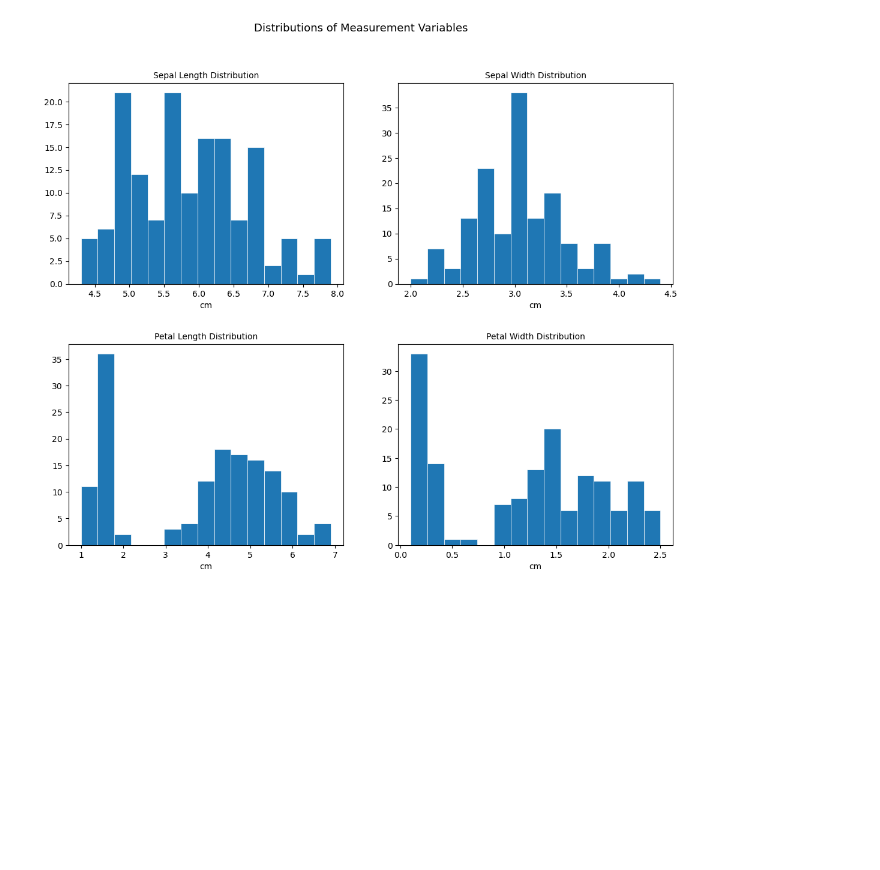
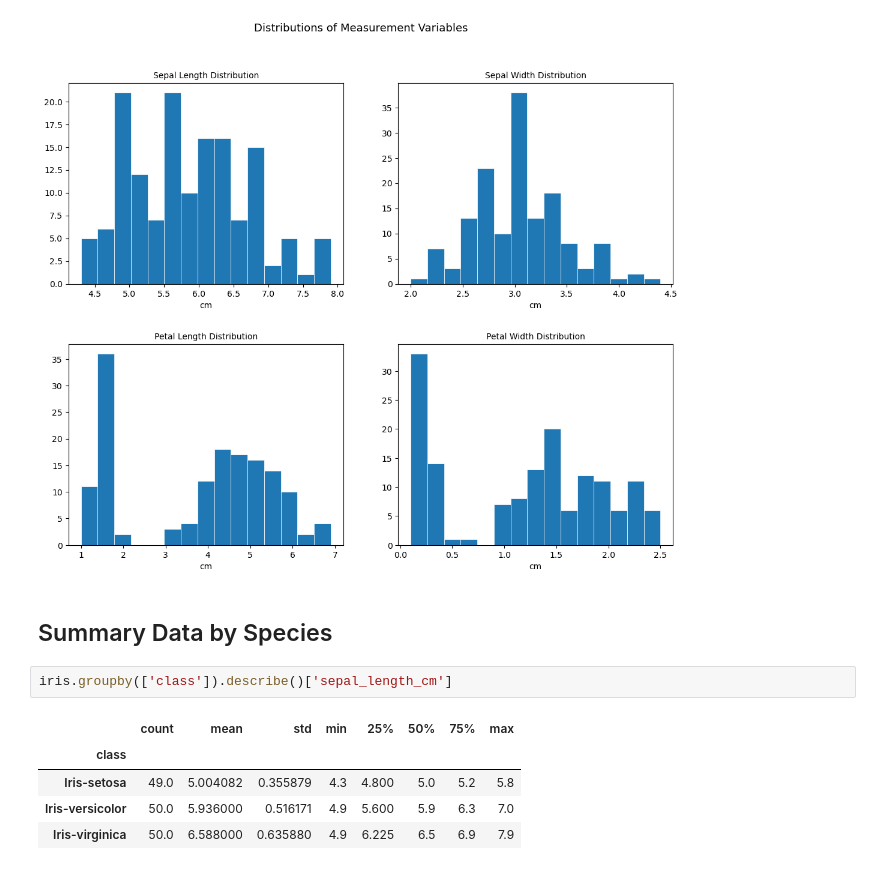
Before and after one commit to PaulShox/pands-project, a Jupyter notebook: analysis.ipynb, the cells around one changed output. Drawn from its saved outputs; the diff is of its cells as text; blank space fills up the shorter version.

```diff
--- a/analysis.ipynb
+++ b/analysis.ipynb
@@ -116,3 +116,13 @@ fig.suptitle('Distributions of Measurement Variables', fontsize=13)
 plt.savefig('histogram.png')
 # %% [output]
 [figure]
+# %% [markdown]
+## Summary Data by Species
+# %%
+iris.groupby(['class']).describe()['sepal_length_cm']
+# %% [output]
+|  | count | mean | std | min | 25% | 50% | 75% | max |
+| class |  |  |  |  |  |  |  |  |
+| Iris-setosa | 49.0 | 5.004082 | 0.355879 | 4.3 | 4.800 | 5.0 | 5.2 | 5.8 |
+| Iris-versicolor | 50.0 | 5.936000 | 0.516171 | 4.9 | 5.600 | 5.9 | 6.3 | 7.0 |
+| Iris-virginica | 50.0 | 6.588000 | 0.635880 | 4.9 | 6.225 | 6.5 | 6.9 | 7.9 |
```
Also changed, not shown: parts of 7 cells of this notebook, 1 other file.
